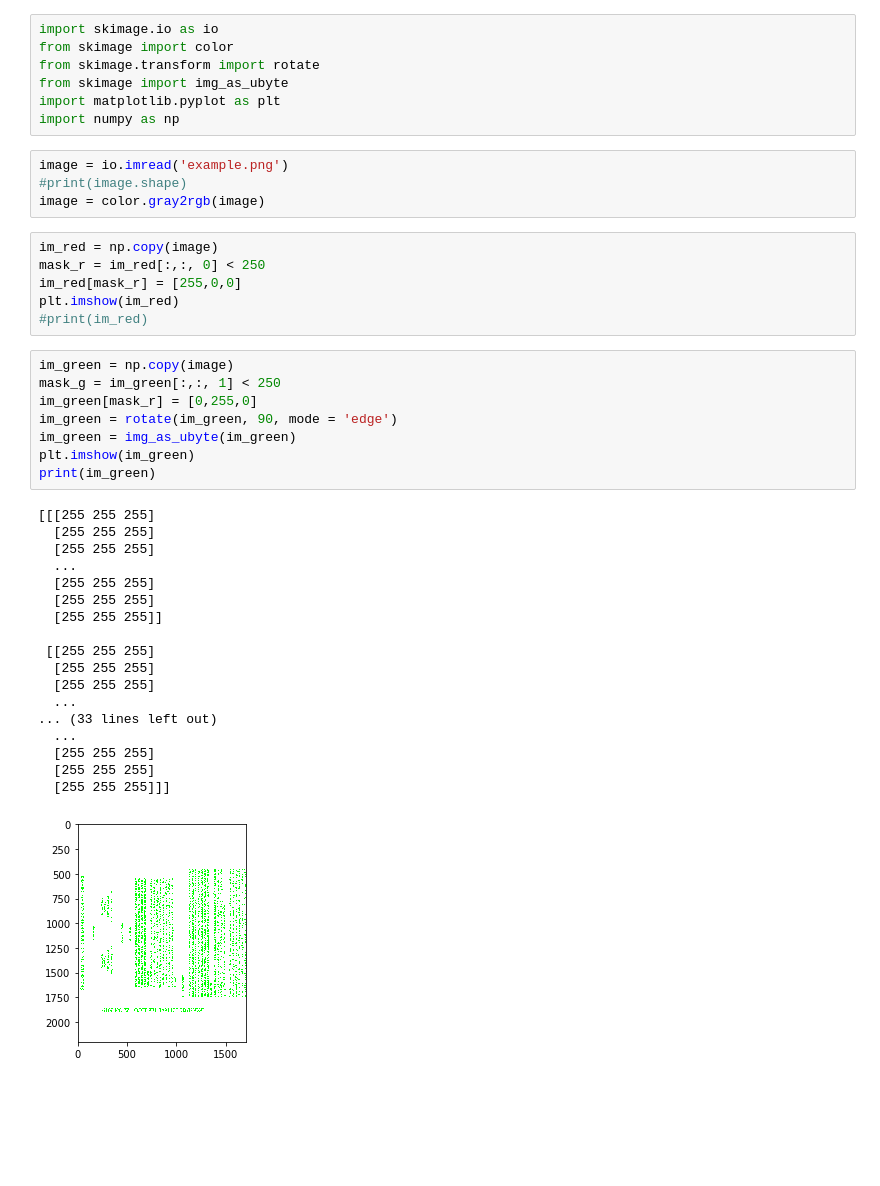
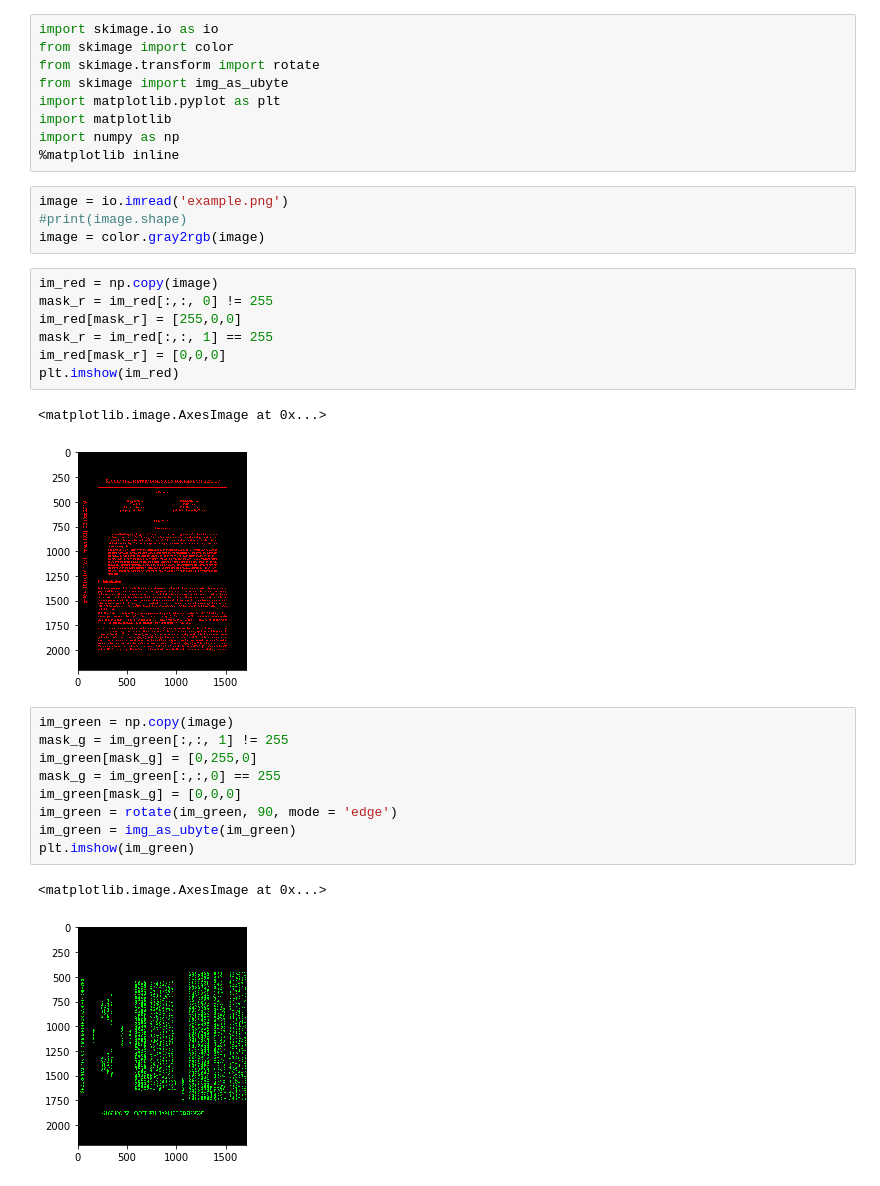
Before and after one commit to megavaz/graphic, a Jupyter notebook: im_blend.ipynb, the cells around one changed output. Saved outputs shown, nothing was run; the diff lists cells and outputs as text; blank space fills up the shorter version.

```diff
--- a/im_blend.ipynb
+++ b/im_blend.ipynb
@@ -4,41 +4,32 @@ from skimage import color
 from skimage.transform import rotate
 from skimage import img_as_ubyte
 import matplotlib.pyplot as plt
+import matplotlib
 import numpy as np
+%matplotlib inline
 # %%
 image = io.imread('example.png')
 #print(image.shape)
 image = color.gray2rgb(image)
 # %%
 im_red = np.copy(image)
-mask_r = im_red[:,:, 0] < 250
+mask_r = im_red[:,:, 0] != 255
 im_red[mask_r] = [255,0,0]
+mask_r = im_red[:,:, 1] == 255
+im_red[mask_r] = [0,0,0]
 plt.imshow(im_red)
-#print(im_red)
+# %% [output]
+<matplotlib.image.AxesImage at 0x...>
+[figure, added]
 # %%
 im_green = np.copy(image)
-mask_g = im_green[:,:, 1] < 250
-im_green[mask_r] = [0,255,0]
+mask_g = im_green[:,:, 1] != 255
+im_green[mask_g] = [0,255,0]
+mask_g = im_green[:,:,0] == 255
+im_green[mask_g] = [0,0,0]
 im_green = rotate(im_green, 90, mode = 'edge')
 im_green = img_as_ubyte(im_green)
 plt.imshow(im_green)
-print(im_green)
 # %% [output]
-[[[255 255 255]
-  [255 255 255]
-  [255 255 255]
-  ...
-  [255 255 255]
-  [255 255 255]
-  [255 255 255]]
-
- [[255 255 255]
-  [255 255 255]
-  [255 255 255]
-  ...
-... (33 lines left out)
-  ...
-  [255 255 255]
-  [255 255 255]
-  [255 255 255]]]
+<matplotlib.image.AxesImage at 0x...>
-[figure, old version]
+[figure, new version]
```
Also changed, not shown: parts of 2 cells of this notebook.
